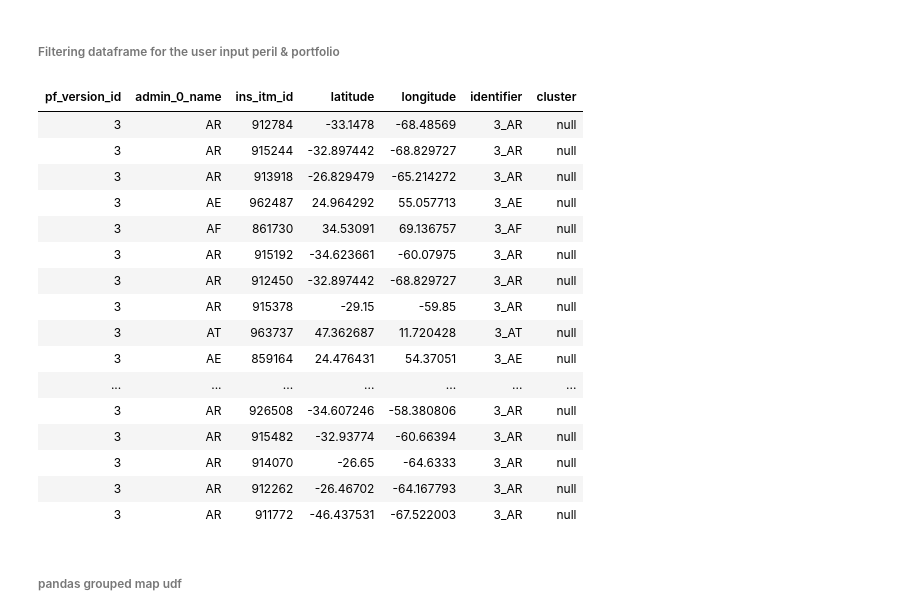
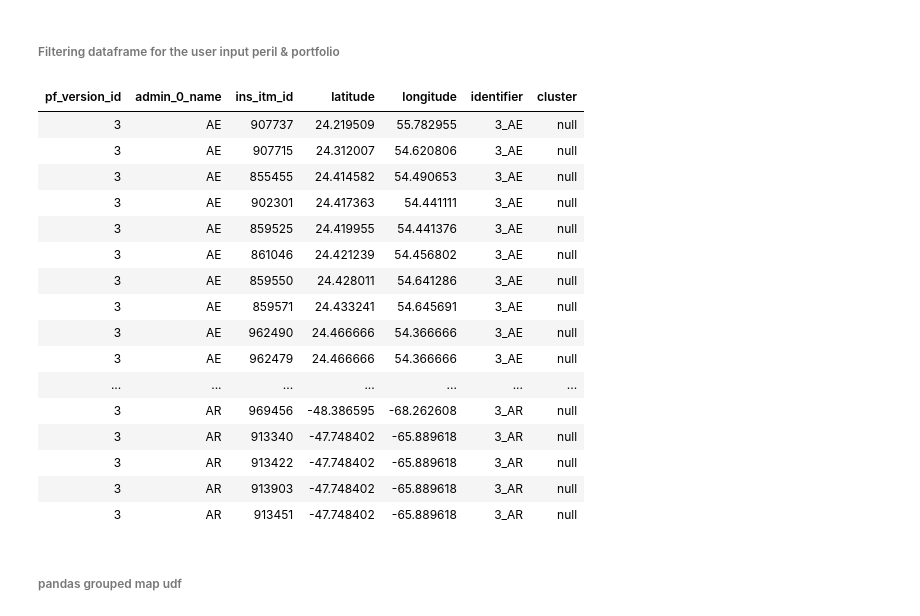
Before and after one commit to smrutijz/tram, a Jupyter notebook: tram_final.ipynb, the cells around one changed output. Saved outputs shown, nothing was run; the diff lists cells and outputs as text; code cells hidden in the pictures.

```diff
--- a/tram_final.ipynb
+++ b/tram_final.ipynb
@@ -97,32 +94,33 @@ encoding_type_list = sc.broadcast(["EXACT", "EXACT_STREET_ADDRESS", "ZIP"])
 # %%
 df = df\
   .filter((col("pf_version_id").isin(portfolio.value)) & (col("peril_type_cd") == peril.value) & (col("encoding_quality_desc").isin(encoding_type_list.value))) \
   .select("pf_version_id", "admin_0_name", "ins_itm_id", "latitude", "longitude") \
   .dropDuplicates() \
   .withColumn("identifier", concat_ws("_", col("pf_version_id"), col("admin_0_name"))) \
-  .withColumn("cluster", lit(None).cast(FloatType())) \
+  .withColumn("cluster", lit(None).cast(IntegerType())) \
+  .orderBy(["identifier", "latitude", "longitude"]) \
   .repartitionByRange(100, "identifier")
 
+display(df)
 df.persist()
-display(df)
 # %% [output]
 | pf_version_id | admin_0_name | ins_itm_id | latitude | longitude | identifier | cluster |
-| 3 | AR | 912784 | -33.1478 | -68.48569 | 3_AR | null |
-| 3 | AR | 915244 | -32.897442 | -68.829727 | 3_AR | null |
-| 3 | AR | 913918 | -26.829479 | -65.214272 | 3_AR | null |
-| 3 | AE | 962487 | 24.964292 | 55.057713 | 3_AE | null |
-| 3 | AF | 861730 | 34.53091 | 69.136757 | 3_AF | null |
-| 3 | AR | 915192 | -34.623661 | -60.07975 | 3_AR | null |
-| 3 | AR | 912450 | -32.897442 | -68.829727 | 3_AR | null |
-| 3 | AR | 915378 | -29.15 | -59.85 | 3_AR | null |
-| 3 | AT | 963737 | 47.362687 | 11.720428 | 3_AT | null |
-| 3 | AE | 859164 | 24.476431 | 54.37051 | 3_AE | null |
+| 3 | AE | 907737 | 24.219509 | 55.782955 | 3_AE | null |
+| 3 | AE | 907715 | 24.312007 | 54.620806 | 3_AE | null |
+| 3 | AE | 855455 | 24.414582 | 54.490653 | 3_AE | null |
+| 3 | AE | 902301 | 24.417363 | 54.441111 | 3_AE | null |
+| 3 | AE | 859525 | 24.419955 | 54.441376 | 3_AE | null |
+| 3 | AE | 861046 | 24.421239 | 54.456802 | 3_AE | null |
+| 3 | AE | 859550 | 24.428011 | 54.641286 | 3_AE | null |
+| 3 | AE | 859571 | 24.433241 | 54.645691 | 3_AE | null |
+| 3 | AE | 962490 | 24.466666 | 54.366666 | 3_AE | null |
+| 3 | AE | 962479 | 24.466666 | 54.366666 | 3_AE | null |
 | ... | ... | ... | ... | ... | ... | ... |
-| 3 | AR | 926508 | -34.607246 | -58.380806 | 3_AR | null |
-| 3 | AR | 915482 | -32.93774 | -60.66394 | 3_AR | null |
-| 3 | AR | 914070 | -26.65 | -64.6333 | 3_AR | null |
-| 3 | AR | 912262 | -26.46702 | -64.167793 | 3_AR | null |
-| 3 | AR | 911772 | -46.437531 | -67.522003 | 3_AR | null |
+| 3 | AR | 969456 | -48.386595 | -68.262608 | 3_AR | null |
+| 3 | AR | 913340 | -47.748402 | -65.889618 | 3_AR | null |
+| 3 | AR | 913422 | -47.748402 | -65.889618 | 3_AR | null |
+| 3 | AR | 913903 | -47.748402 | -65.889618 | 3_AR | null |
+| 3 | AR | 913451 | -47.748402 | -65.889618 | 3_AR | null |
 # %% [markdown]
 ###### pandas grouped map udf
 # %%
```
Also changed, not shown: parts of 7 cells of this notebook.
